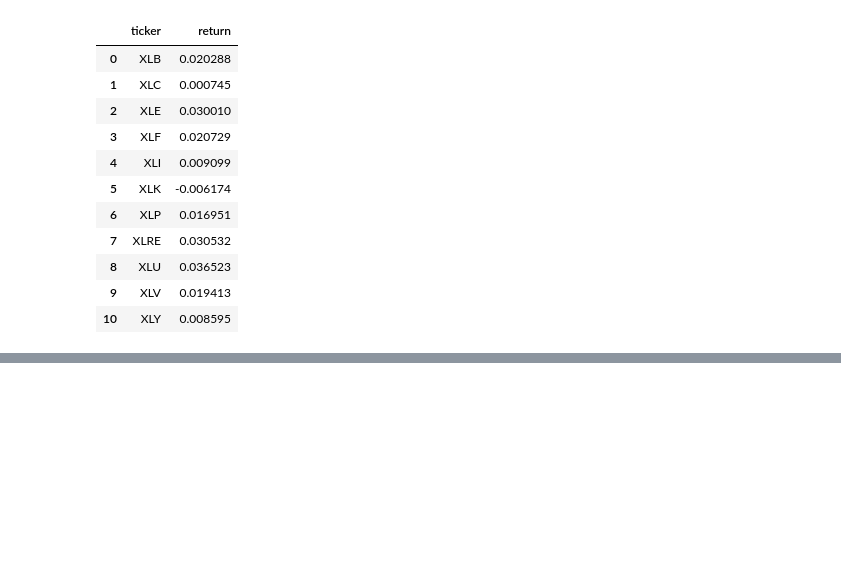
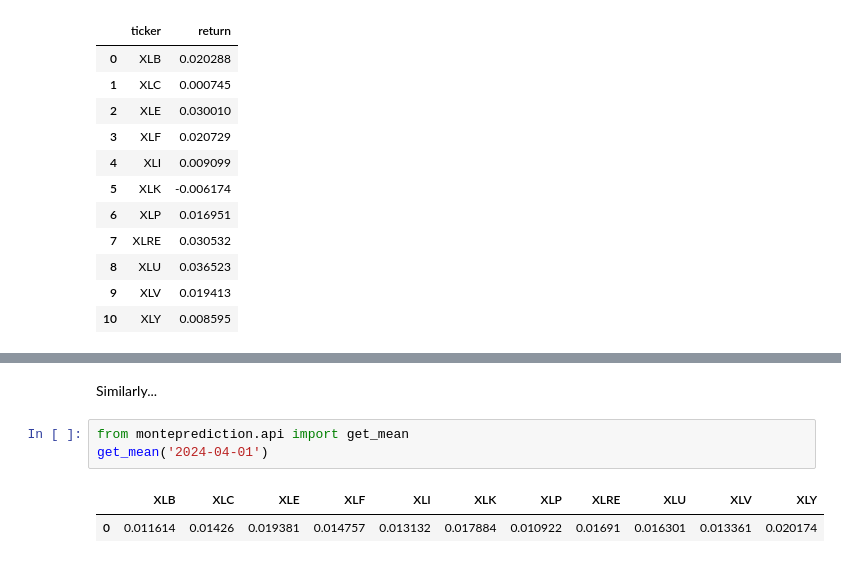
Before and after one commit to microprediction/monteprediction_colab_examples, a Jupyter notebook: monteprediction_entry.ipynb, the cells around one changed output, grey strips where cells are left out. Saved outputs shown, nothing was run; the diff lists cells and outputs as text; blank space fills up the shorter version.

```diff
--- a/monteprediction_entry.ipynb
+++ b/monteprediction_entry.ipynb
@@ -254,0 +275,8 @@ returns
+# %% [markdown]
+Similarly...
+# %%
+from monteprediction.api import get_mean
+get_mean('2024-04-01')
+# %% [output]
+|  | XLB | XLC | XLE | XLF | XLI | XLK | XLP | XLRE | XLU | XLV | XLY |
+| 0 | 0.011614 | 0.01426 | 0.019381 | 0.014757 | 0.013132 | 0.017884 | 0.010922 | 0.01691 | 0.016301 | 0.013361 | 0.020174 |
```
Also changed, not shown: parts of 3 cells of this notebook.
